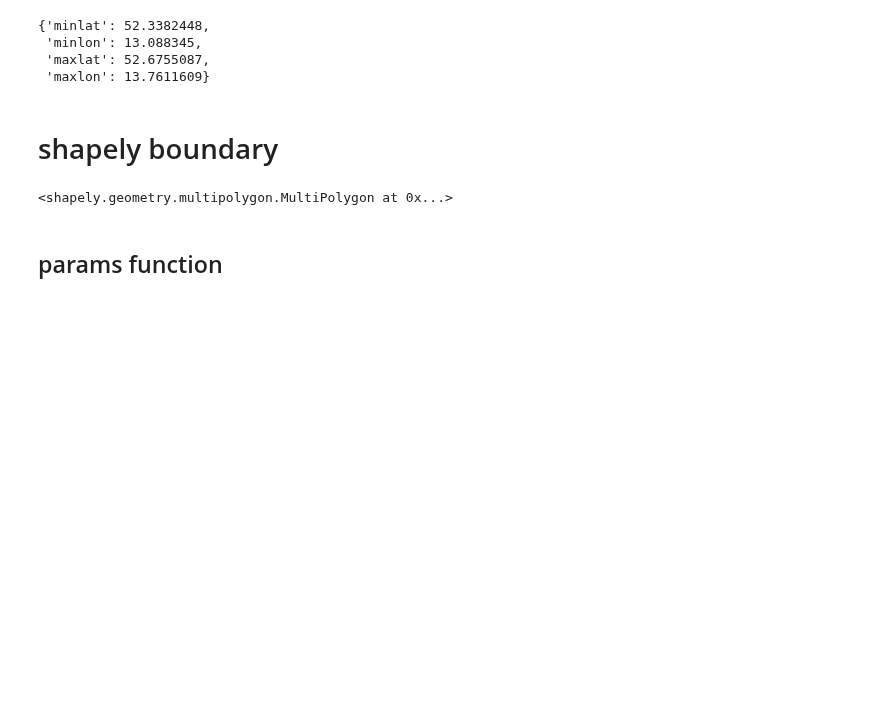
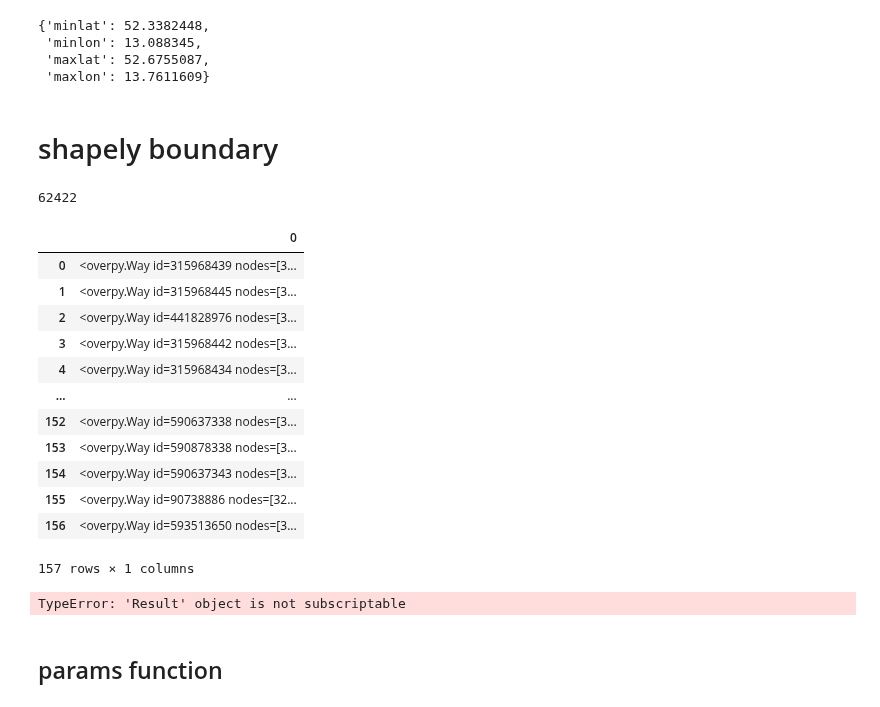
Before and after one commit to chvieira2/livablestreets, a Jupyter notebook: notebooks/Laia_overpassAPI.ipynb, the cells around one changed output. Saved outputs shown, nothing was run; the diff lists cells and outputs as text; code cells hidden in the pictures; blank space fills up the shorter version.

```diff
--- a/notebooks/Laia_overpassAPI.ipynb
+++ b/notebooks/Laia_overpassAPI.ipynb
@@ -237,10 +238,42 @@ merged = linemerge([*lss])  # merge LineStrings
 borders = unary_union(merged)  # linestrings to a MultiLineString
 polygons = list(polygonize(borders))
 city = geometry.MultiPolygon(polygons)
+# %%
+id_city
+# %% [output]
+62422
+# %%
+import numpy as np
+import pandas as pd
+pd.DataFrame(np.array(result.ways))
+# %% [output]
+|  | 0 |
+| 0 | <overpy.Way id=315968439 nodes=[3... |
+| 1 | <overpy.Way id=315968445 nodes=[3... |
+| 2 | <overpy.Way id=441828976 nodes=[3... |
+| 3 | <overpy.Way id=315968442 nodes=[3... |
+| 4 | <overpy.Way id=315968434 nodes=[3... |
+| ... | ... |
+| 152 | <overpy.Way id=590637338 nodes=[3... |
+| 153 | <overpy.Way id=590878338 nodes=[3... |
+| 154 | <overpy.Way id=590637343 nodes=[3... |
+| 155 | <overpy.Way id=90738886 nodes=[32... |
+| 156 | <overpy.Way id=593513650 nodes=[3... |
+157 rows × 1 columns
 # %%
-city
+lss = []  #convert ways to linstrings
+
+for ii_w, way in enumerate(result.ways):
+    ls_coords = []
+    print()
+#     for node in way.nodes:
+#         ls_coords.append(
+#             (node.lon, node.lat))  # create a list of node coordinates
+
+#     lss.append(
+#         geometry.LineString(ls_coords))  # create a LineString from coords
 # %% [output]
-<shapely.geometry.multipolygon.MultiPolygon at 0x...>
+TypeError: 'Result' object is not subscriptable
 # %% [markdown]
 ## params function
 # %%
```
Also changed, not shown: parts of 1 cell of this notebook, 2 other files.
